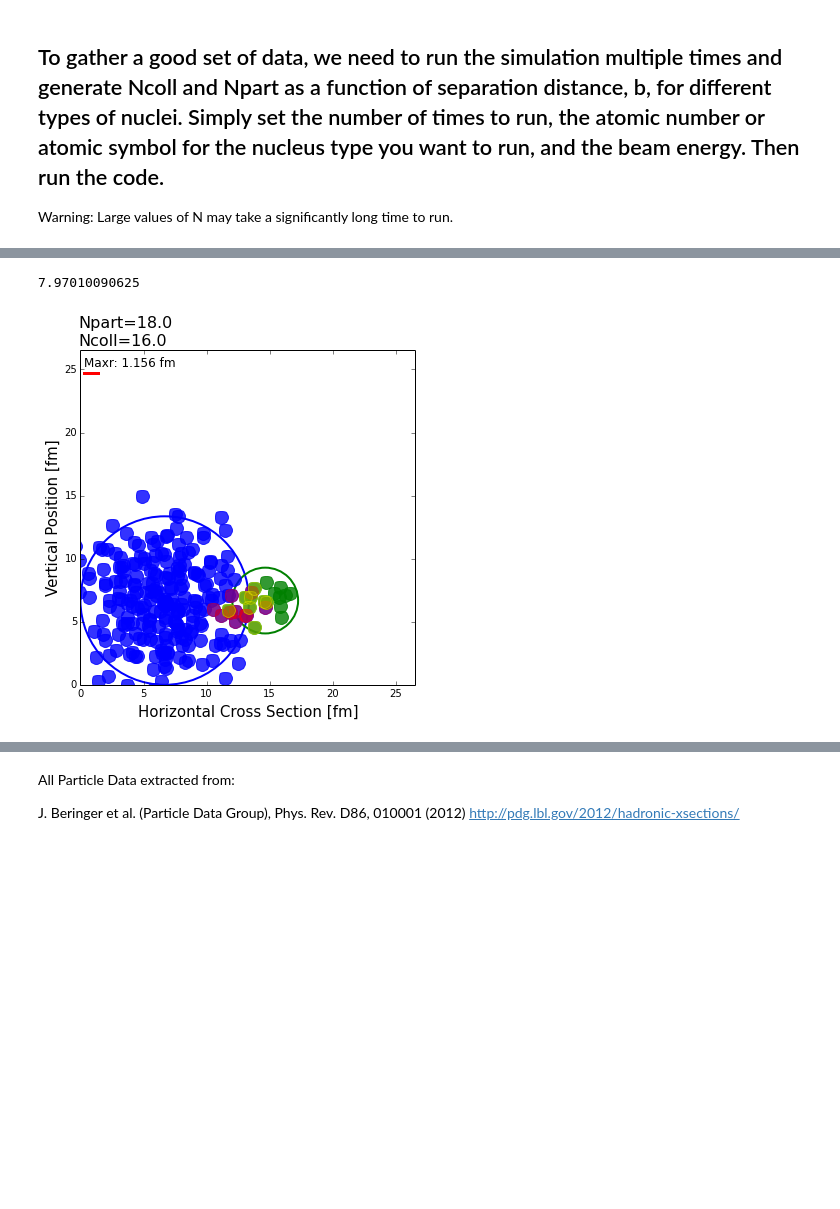
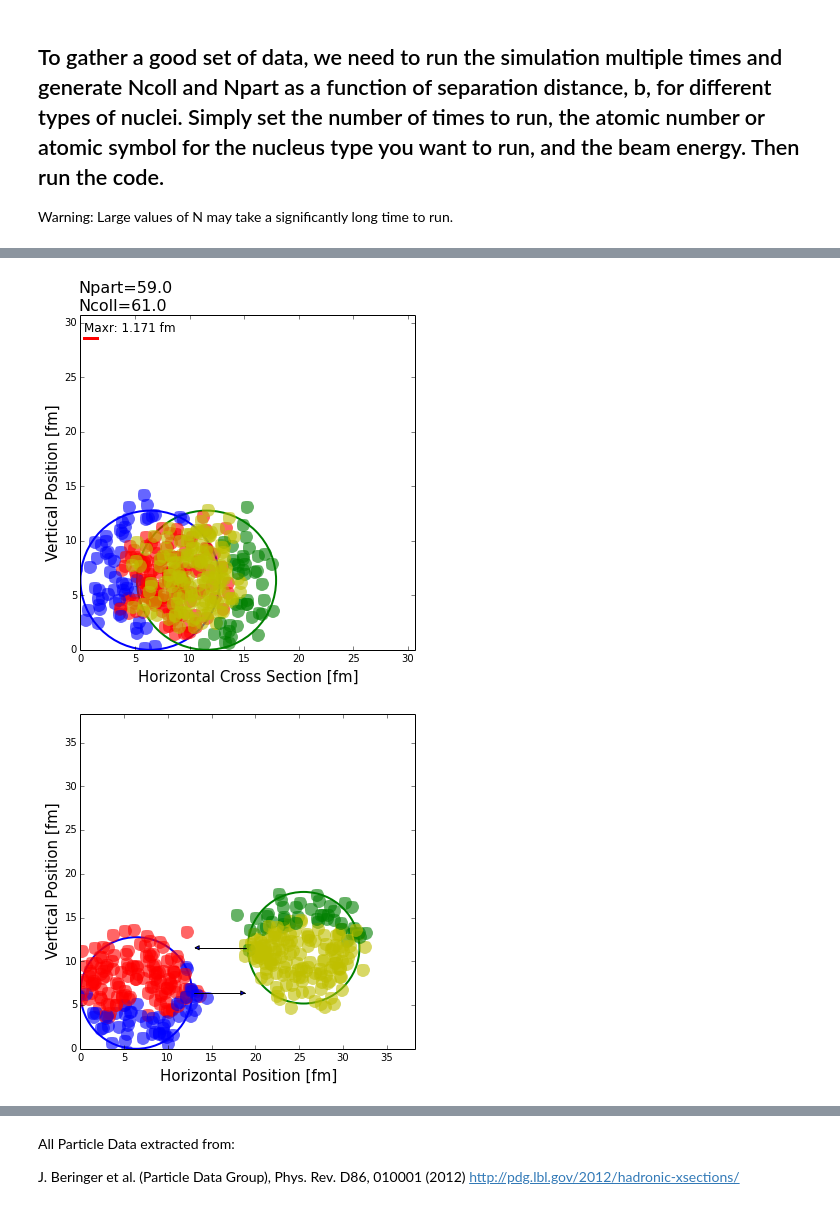
Before and after one commit to jdfreder/MCG, a Jupyter notebook: Project/NuclearInteractions.ipynb, the cells around one changed output, grey strips where cells are left out. Drawn from its saved outputs; the diff is of its cells as text; code cells hidden in the pictures; blank space fills up the shorter version.

```diff
--- a/Project/NuclearInteractions.ipynb
+++ b/Project/NuclearInteractions.ipynb
@@ -128,16 +135,16 @@ grid(which='major',axis='x')
 # %%
 def NCD(y):
     """Returns the Nuclear Charge Distribution for given element or atomic number"""
-    A={'C':12,'O':16,'Al':27,'S':32,'Ca':40,'Ni':58,'Cu':63,'W':186,'Au':197,'Pb':208,'U':238}
+    A={'He':3,'C':12,'O':16,'Al':27,'S':32,'Ca':40,'Ni':58,'Cu':63,'W':186,'Au':197,'Pb':208,'U':238}
     if type(y)==str:
         x=y
     else:
         for An,Val in A.iteritems():
             if Val==y:
                 x=An
-    a={'C':0,'O':.513,'Al':.519,'S':.61,'Ca':.586,'Ni':.516,'Cu':.596,'W':.535,'Au':.535,'Pb':.546,'U':.6}
-    w={'C':0,'O':-.051,'Al':0,'S':0,'Ca':-.161,'Ni':-.1308,'Cu':0,'W':0,'Au':0,'Pb':0,'U':0}
-    R={'C':2.47,'O':2.608,'Al':3.07,'S':3.458,'Ca':3.76,'Ni':4.309,'Cu':4.2,'W':6.51,'Au':6.38,'Pb':6.68,'U':6.68}
+    a={'He':.01,'C':0,'O':.513,'Al':.519,'S':.61,'Ca':.586,'Ni':.516,'Cu':.596,'W':.535,'Au':.535,'Pb':.546,'U':.6}
+    w={'He':0,'C':0,'O':-.051,'Al':0,'S':0,'Ca':-.161,'Ni':-.1308,'Cu':0,'W':0,'Au':0,'Pb':0,'U':0}
+    R={'He':1.8,'C':2.47,'O':2.608,'Al':3.07,'S':3.458,'Ca':3.76,'Ni':4.309,'Cu':4.2,'W':6.51,'Au':6.38,'Pb':6.68,'U':6.68}
     r=arange(0,2*R[x]+.01,.01)
     Rho=(1+w[x]*(r**2)/(R[x]**2))/(1+e**((r-R[x])/a[x]))
     return Rho
@@ -266,3 +277,9 @@ The previous two cells of code can be run again to generate a new distribution f
 To gather a good set of data, we need to run the simulation multiple times and generate Ncoll and Npart as a function of separation distance, b, for different types of nuclei. Simply set the number of times to run, the atomic number or atomic symbol for the nucleus type you want to run, and the beam energy. Then run the code.
 -
 Warning: Large values of N may take a significantly long time to run.
+# %%
+Initial=time.time()
+for i in range(10000000):
+    i=i+1
+elapsed=time.time()-Initial
+print elapsed
@@ -374,25 +412,52 @@ legend()
 # %%
 #Plots the results of the last collision
+fig,ax=plt.subplots()
 N1=plt.Circle((Rp1,Rp1),Rp1,color='b',fill=False,lw=2)
 N2=plt.Circle((Rp1+b[N-1],Rp1),Rp2,color='g',fill=False,lw=2)
-fig = plt.gcf()
-ax = plt.gca()
-ax.plot(Rp1+Nucleus1[:,0]*cos(Nucleus1[:,1])*cos(Nucleus1[:,2]),Rp1+Nucleus1[:,0]*sin(Nucleus1[:,1])*cos(Nucleus1[:,2]),'b.',ms=26,alpha=.8,mew=1,mec='blue')
-ax.plot(Rp1+b[N-1]+Nucleus2[:,0]*cos(Nucleus2[:,1])*cos(Nucleus2[:,2]),Rp1+Nucleus2[:,0]*sin(Nucleus2[:,1])*cos(Nucleus2[:,2]),'g.',ms=26,alpha=.8,mew=1,mec='green')
-ax.plot(Rp1+Colide1[:,0]*cos(Colide1[:,1])*cos(Colide1[:,2]),Rp1+Colide1[:,0]*sin(Colide1[:,1])*cos(Colide1[:,2]),'r.',ms=26,alpha=.4,mew=1,mec='red')
-ax.plot(Rp1+b[N-1]+Colide2[:,0]*cos(Colide2[:,1])*cos(Colide2[:,2]),Rp1+Colide2[:,0]*sin(Colide2[:,1])*cos(Colide2[:,2]),'y.',ms=26,alpha=.4,mew=1,mec='yellow')
+fig.gca().add_artist(N1)
+fig.gca().add_artist(N2)
+for i in range(A[Particle1]):
+    if Nucleus1[i,3]==1:
+        ax.plot(Rp1+Nucleus1[i,0]*cos(Nucleus1[i,1])*cos(Nucleus1[i,2]),Rp1+Nucleus1[i,0]*sin(Nucleus1[i,1])*cos(Nucleus1[i,2]),'b.',ms=26,alpha=.6,mew=0,mec='blue')
+    if Nucleus1[i,3]==0:
+        ax.plot(Rp1+Nucleus1[i,0]*cos(Nucleus1[i,1])*cos(Nucleus1[i,2]),Rp1+Nucleus1[i,0]*sin(Nucleus1[i,1])*cos(Nucleus1[i,2]),'r.',ms=26,alpha=.6,mew=0,mec='red')
+for i in range(A[Particle2]):
+    if Nucleus2[i,3]==1:
+        ax.plot(b[N-1]+Rp1+Nucleus2[i,0]*cos(Nucleus2[i,1])*cos(Nucleus2[i,2]),Rp1+Nucleus2[i,0]*sin(Nucleus2[i,1])*cos(Nucleus2[i,2]),'g.',ms=26,alpha=.6,mew=0,mec='green')
+    if Nucleus2[i,3]==0:
+        ax.plot(b[N-1]+Rp1+Nucleus2[i,0]*cos(Nucleus2[i,1])*cos(Nucleus2[i,2]),Rp1+Nucleus2[i,0]*sin(Nucleus2[i,1])*cos(Nucleus2[i,2]),'y.',ms=26,alpha=.6,mew=0,mec='yellow')
 zed=2*(Rp1+Rp2)+b[N-1]
 ax.annotate('Npart='+str(Npart[0])+'\nNcoll='+str(Ncoll[0]),xy=(1,0),xytext=(0,1.015*zed),fontsize=16)
 ax.annotate('Maxr: '+str(Maxr)[:5]+' fm',xy=(0,2*Rp1),xytext=(.01*zed,.95*zed),fontsize=12)
-fig.gca().add_artist(N1)
-fig.gca().add_artist(N2)
-plot([.01*zed,.01*zed+Maxr],[zed*.93,zed*.93],color='r',ls='-',lw=3)
+ax.plot([.01*zed,.01*zed+Maxr],[zed*.93,zed*.93],color='r',ls='-',lw=3)
 xlim((0,zed))
 ylim((0,zed))
 xlabel('Horizontal Cross Section [fm]',fontsize=15)
 ylabel('Vertical Position [fm]',fontsize=15)
 fig.set_size_inches(6,6)
-print b[-1]
+fig1,ax1=plt.subplots()
+N3=plt.Circle((Rp1,Rp1),Rp1,color='b',fill=False,lw=2)
+N4=plt.Circle(((Rp1+Rp2)*2,Rp1+b[N-1]),Rp2,color='g',fill=False,lw=2)
+for i in range(A[Particle1]):
+    if Nucleus1[i,3]==1:
+        ax1.plot(Rp1+Nucleus1[i,0]*sin(Nucleus1[i,1]),Rp1+Nucleus1[i,0]*cos(Nucleus1[i,1])*cos(Nucleus1[i,2]),'b.',ms=26,alpha=.6,mew=0,mec='blue')
+    if Nucleus1[i,3]==0:
+        ax1.plot(Rp1+Nucleus1[i,0]*sin(Nucleus1[i,1]),Rp1+Nucleus1[i,0]*cos(Nucleus1[i,1])*cos(Nucleus1[i,2]),'r.',ms=26,alpha=.6,mew=0,mec='red')
+for i in range(A[Particle2]):
+    if Nucleus2[i,3]==1:
+        ax1.plot(2*(Rp1+Rp2)+Nucleus2[i,0]*sin(Nucleus2[i,1]),b[N-1]+Rp1+Nucleus2[i,0]*cos(Nucleus2[i,1])*cos(Nucleus2[i,2]),'g.',ms=26,alpha=.6,mew=0,mec='green')
+    if Nucleus2[i,3]==0:
+        ax1.plot(2*(Rp1+Rp2)+Nucleus2[i,0]*sin(Nucleus2[i,1]),b[N-1]+Rp1+Nucleus2[i,0]*cos(Nucleus2[i,1])*cos(Nucleus2[i,2]),'y.',ms=26,alpha=.6,mew=0,mec='yellow')
+ax1.annotate("",xy=(2*Rp1+Rp2,Rp1), xycoords='data',xytext=(2*Rp1,Rp1), textcoords='data',arrowprops=dict(arrowstyle='-|>',connectionstyle="arc"))
+ax1.annotate("",xy=(2*Rp1,b[N-1]+Rp1), xycoords='data',xytext=(2*(Rp1+Rp2)-Rp2, b[N-1]+Rp1), textcoords='data',arrowprops=dict(arrowstyle='-|>',connectionstyle="arc"))
+fig1.gca().add_artist(N3)
+fig1.gca().add_artist(N4)
+zed=3*(Rp1+Rp2)
+xlim((0,zed))
+ylim((0,zed))
+ylabel('Vertical Position [fm]',fontsize=15)
+xlabel('Horizontal Position [fm]',fontsize=15)
+fig1.set_size_inches(6,6)
 # %% [output]
-7.97010090625
-[figure, old version]
+[figure, new version]
+[figure, added]
```
Also changed, not shown: parts of 16 cells of this notebook, 10 other files.
